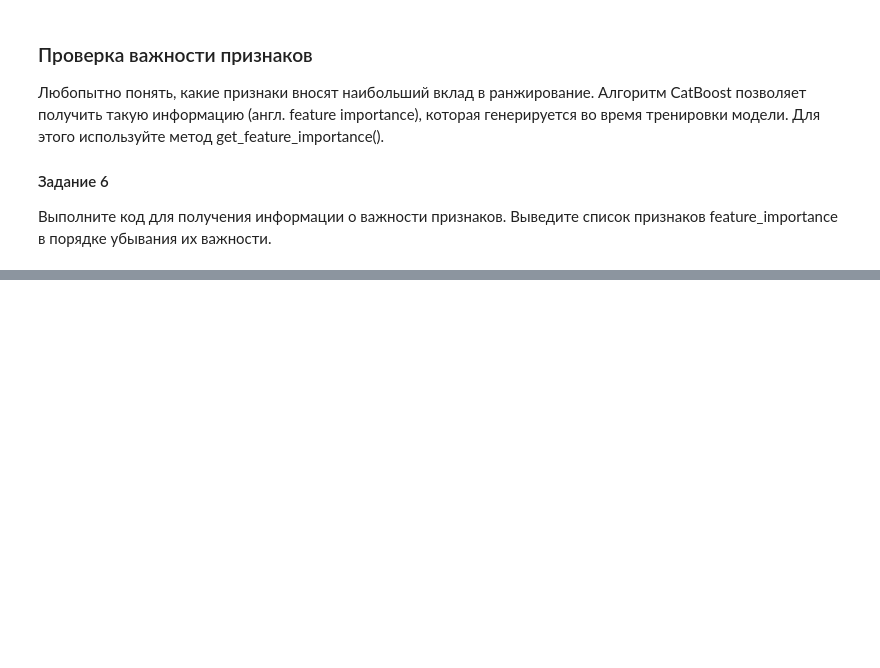
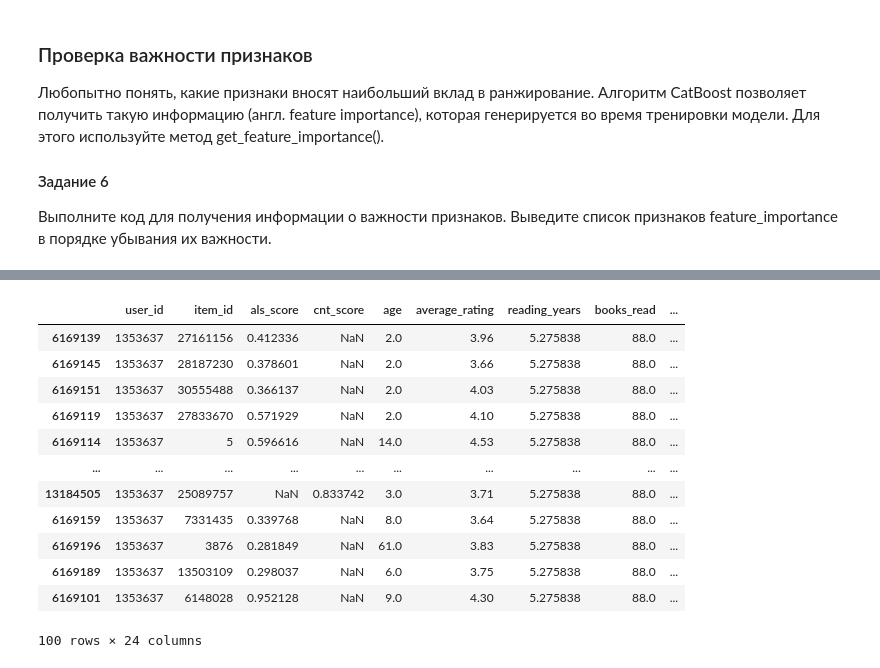
Before and after one commit to eemlnv/mle-recsys-start, a Jupyter notebook: main_offline.ipynb, the cells around one changed output, grey strips where cells are left out. Cells and saved outputs as stored; diff of their text form; code cells hidden in the pictures; blank space fills up the shorter version.

```diff
--- a/main_offline.ipynb
+++ b/main_offline.ipynb
@@ -1304,0 +1310,2 @@ print(feature_importance )
+# %%
+recs = pd.read_parquet("final_recommendations_feat.parquet")
@@ -1304,0 +1322,16 @@ print(feature_importance )
+# %%
+recs[recs['user_id'] == 1353637]
+# %% [output]
+|  | user_id | item_id | als_score | cnt_score | age | average_rating | reading_years | books_read | ... |
+| 6169139 | 1353637 | 27161156 | 0.412336 | NaN | 2.0 | 3.96 | 5.275838 | 88.0 | ... |
+| 6169145 | 1353637 | 28187230 | 0.378601 | NaN | 2.0 | 3.66 | 5.275838 | 88.0 | ... |
+| 6169151 | 1353637 | 30555488 | 0.366137 | NaN | 2.0 | 4.03 | 5.275838 | 88.0 | ... |
+| 6169119 | 1353637 | 27833670 | 0.571929 | NaN | 2.0 | 4.10 | 5.275838 | 88.0 | ... |
+| 6169114 | 1353637 | 5 | 0.596616 | NaN | 14.0 | 4.53 | 5.275838 | 88.0 | ... |
+| ... | ... | ... | ... | ... | ... | ... | ... | ... | ... |
+| 13184505 | 1353637 | 25089757 | NaN | 0.833742 | 3.0 | 3.71 | 5.275838 | 88.0 | ... |
+| 6169159 | 1353637 | 7331435 | 0.339768 | NaN | 8.0 | 3.64 | 5.275838 | 88.0 | ... |
+| 6169196 | 1353637 | 3876 | 0.281849 | NaN | 61.0 | 3.83 | 5.275838 | 88.0 | ... |
+| 6169189 | 1353637 | 13503109 | 0.298037 | NaN | 6.0 | 3.75 | 5.275838 | 88.0 | ... |
+| 6169101 | 1353637 | 6148028 | 0.952128 | NaN | 9.0 | 4.30 | 5.275838 | 88.0 | ... |
+100 rows × 24 columns
```
Also changed, not shown: parts of 4 cells of this notebook, 3 other files.
